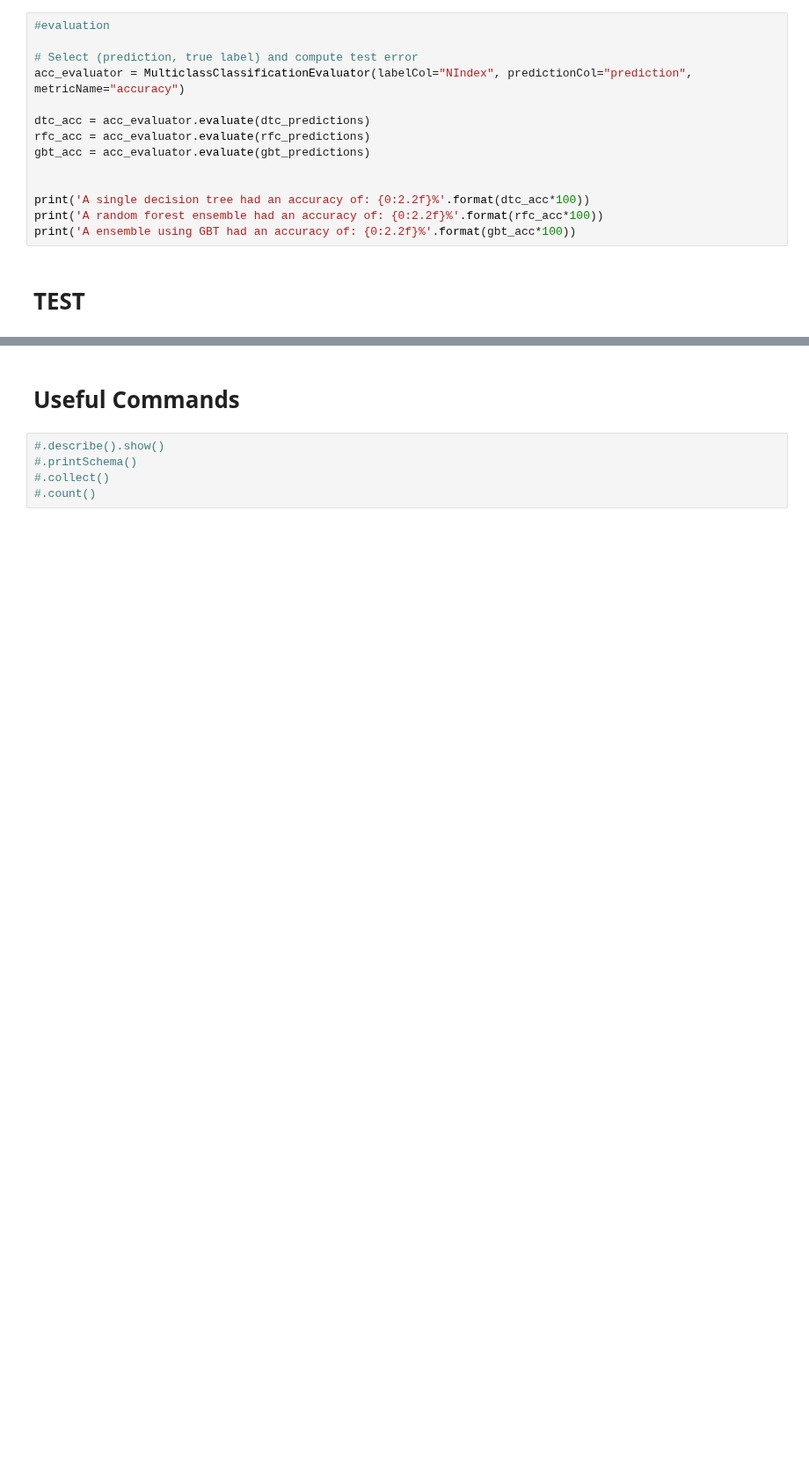
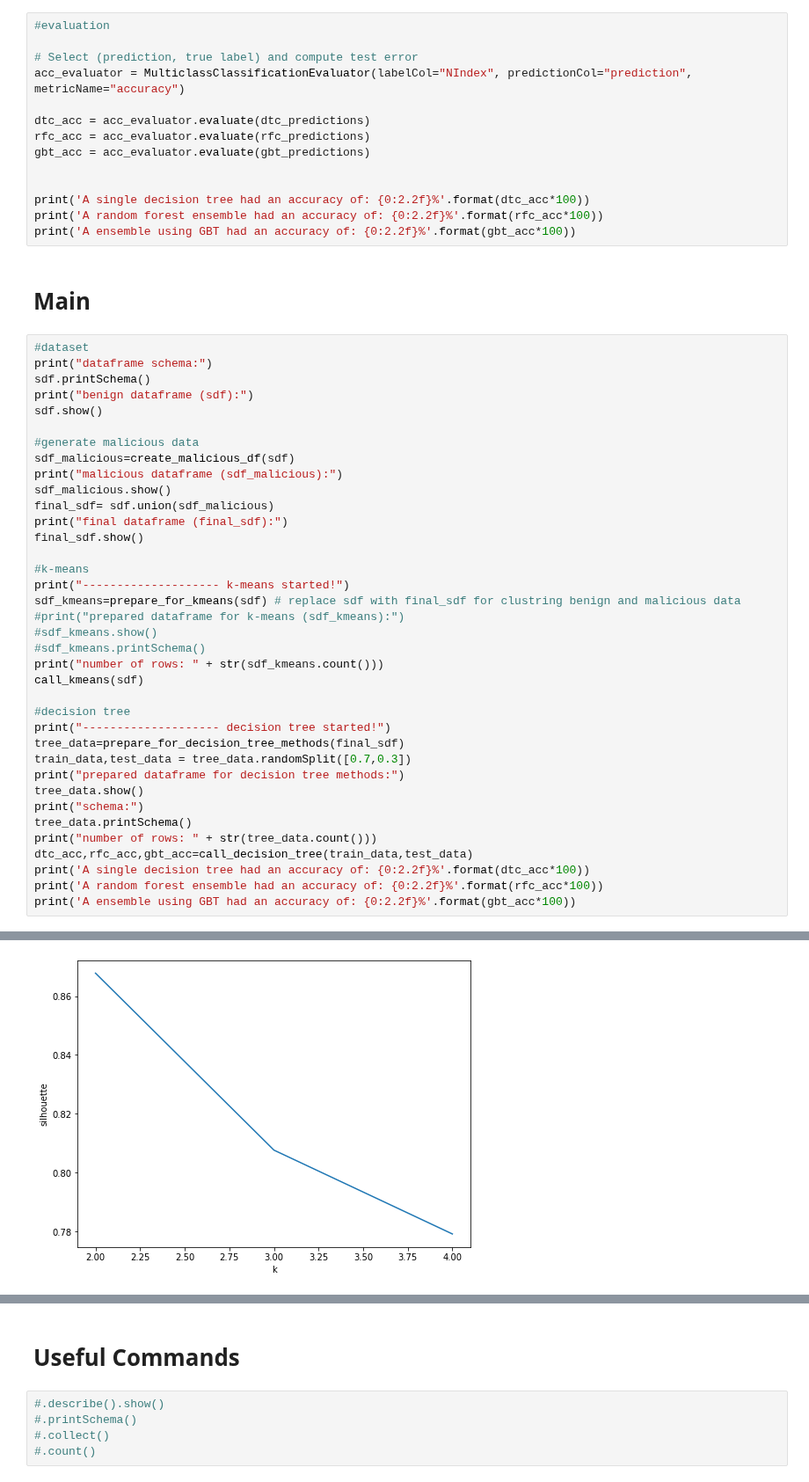
Before and after one commit to soroushomidvar/anomaly-detection, a Jupyter notebook: Spark Model.ipynb, the cells around one changed output, grey strips where cells are left out. Shown at 88% size. Saved outputs shown, nothing was run; the diff lists cells and outputs as text; blank space fills up the shorter version.

Commit message:
add main part to project and remove unnecessary methods

```diff
--- a/Spark Model.ipynb
+++ b/Spark Model.ipynb
@@ -618,4 +530,42 @@ print('A single decision tree had an accuracy of: {0:2.2f}%'.format(dtc_acc*100)
 print('A random forest ensemble had an accuracy of: {0:2.2f}%'.format(rfc_acc*100))
 print('A ensemble using GBT had an accuracy of: {0:2.2f}%'.format(gbt_acc*100))
 # %% [markdown]
-# **TEST**
+# **Main**
+# %%
+#dataset
+print("dataframe schema:")
+sdf.printSchema()
+print("benign dataframe (sdf):")
+sdf.show()
+
+#generate malicious data
+sdf_malicious=create_malicious_df(sdf)
+print("malicious dataframe (sdf_malicious):")
+sdf_malicious.show()
+final_sdf= sdf.union(sdf_malicious)
+print("final dataframe (final_sdf):")
+final_sdf.show()
+
+#k-means
+print("-------------------- k-means started!")
+sdf_kmeans=prepare_for_kmeans(sdf) # replace sdf with final_sdf for clustring benign and malicious data
+#print("prepared dataframe for k-means (sdf_kmeans):")
+#sdf_kmeans.show()
+#sdf_kmeans.printSchema()
+print("number of rows: " + str(sdf_kmeans.count()))
+call_kmeans(sdf)
+
+#decision tree
+print("-------------------- decision tree started!")
+tree_data=prepare_for_decision_tree_methods(final_sdf)
+train_data,test_data = tree_data.randomSplit([0.7,0.3])
+print("prepared dataframe for decision tree methods:")
+tree_data.show()
+print("schema:")
+tree_data.printSchema()
+print("number of rows: " + str(tree_data.count()))
+dtc_acc,rfc_acc,gbt_acc=call_decision_tree(train_data,test_data)
+print('A single decision tree had an accuracy of: {0:2.2f}%'.format(dtc_acc*100))
+print('A random forest ensemble had an accuracy of: {0:2.2f}%'.format(rfc_acc*100))
+print('A ensemble using GBT had an accuracy of: {0:2.2f}%'.format(gbt_acc*100))
+# %% [output]
@@ -621,0 +589 @@ print('A ensemble using GBT had an accuracy of: {0:2.2f}%'.format(gbt_acc*100))
+[figure, added]
```
Also changed, not shown: parts of 8 cells of this notebook.
